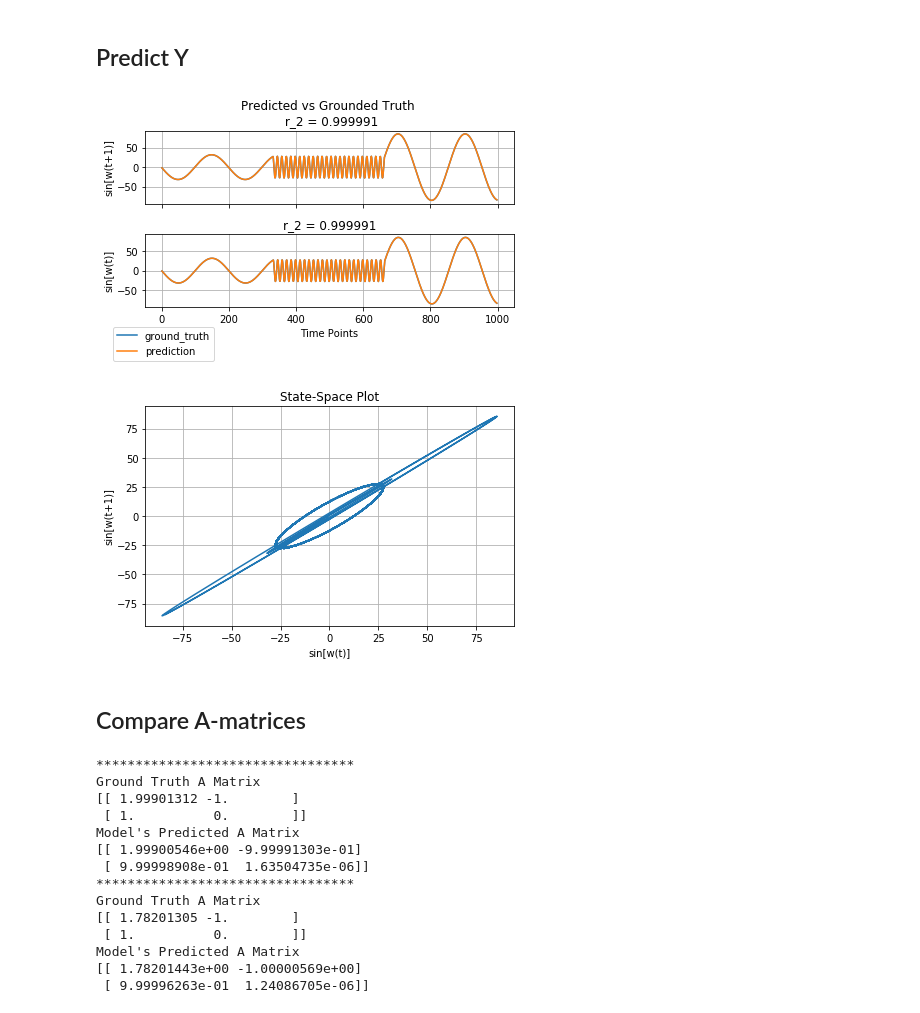
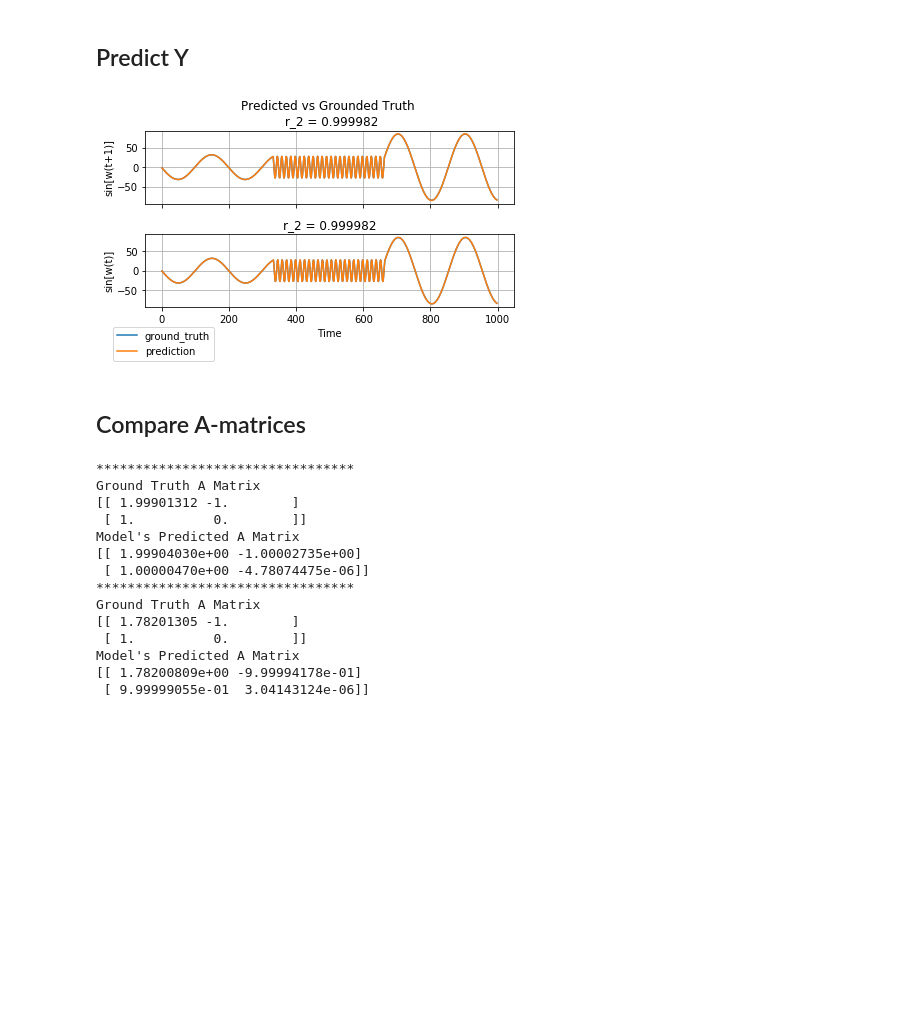
Before and after one commit to benja263/sticky_hdp_hmm_var, a Jupyter notebook: sine_wave.ipynb, the cells around one changed output. Cells and saved outputs as stored; diff of their text form; code cells hidden in the pictures; blank space fills up the shorter version.

```diff
--- a/sine_wave.ipynb
+++ b/sine_wave.ipynb
@@ -85,7 +85,7 @@ L = 6
 order = 1
 D = sin_data['Y'].shape[0]
 
-tr = asdict(TrainingParams(iterations=2500, sample_every=10, burn_in=50, print_every=500))
+tr = asdict(TrainingParams(iterations=500, sample_every=10, burn_in=50, print_every=100))
 s_params = asdict(SamplingParams(S_0=0.000001*np.eye(D),K=np.linalg.inv(np.diag(10000.0 * np.ones(D * order)))))
 # %% [markdown]
 ## Generate Data Structure
@@ -94,7 +94,7 @@ train_data = generate_data_structure(sin_data['Y'], order)
 # %% [markdown]
 ## Training Model
 # %%
-model = HDPVar(D, L, order)
+model = sticky_hdp_hmm_var(D, L, order)
 model.set_training_parameters(tr)
 model.set_sampling_parameters(s_params)
 model.train(train_data)
@@ -113,5 +112,0 @@ Training has stopped at iteration: 2500
-# %%
-model = HDPVar(D, L, order)
-model.set_training_parameters(tr)
-model.set_sampling_parameters(s_params)
-model.train(train_data)
@@ -136,33 +119,23 @@ state_sequence = model.predict_state_sequence(train_data)
 # %%
 pred_Y = model.predict_observations(X_0=train_data['X'], reset_every=None)
 r = r_2(pred_Y, train_data['Y'])
 x = np.arange(train_data['Y'].shape[1])
 fig, (ax1, ax2) = plt.subplots(nrows=2, ncols=1, sharex=True)
 ax1.set_title(f'Predicted vs Grounded Truth \n r_2 = {r[0]:.6f}')
 ax1.plot(x, train_data['Y'][0], label='ground_truth')
 ax1.plot(x, pred_Y[0], label='prediction')
 ax1.grid()
 ax1.set_ylabel('sin[w(t+1)]')
 ax2.plot(x, train_data['Y'][1], label='ground_truth')
 ax2.plot(x, pred_Y[1], label='prediction')
 ax2.set_title(f'r_2 = {r[1]:.6f}')
-plt.xlabel('Time Points')
+plt.xlabel('Time')
 ax2.grid()
 ax2.set_ylabel('sin[w(t)]')
 plt.legend(bbox_to_anchor=(0.2, -0.2))
 plt.tight_layout()
-# state space plot
-fig, ax = plt.subplots()
-plt.plot(train_data['Y'][1], train_data['Y'][0])
-ax.set_title(f'State-Space Plot')
-plt.xlabel('Time Points')
-ax.grid()
-ax.set_ylabel('sin[w(t+1)]')
-ax.set_xlabel('sin[w(t)]')
-plt.tight_layout()
 # %% [output]
-[figure, old version]
+[figure, new version]
-[figure, removed]
 # %% [markdown]
 ## Compare A-matrices
 # %%
@@ -179,12 +152,12 @@ Ground Truth A Matrix
 [[ 1.99901312 -1.        ]
  [ 1.          0.        ]]
 Model's Predicted A Matrix
-[[ 1.99900546e+00 -9.99991303e-01]
- [ 9.99998908e-01  1.63504735e-06]]
+[[ 1.99904030e+00 -1.00002735e+00]
+ [ 1.00000470e+00 -4.78074475e-06]]
 *********************************
 Ground Truth A Matrix
 [[ 1.78201305 -1.        ]
  [ 1.          0.        ]]
 Model's Predicted A Matrix
-[[ 1.78201443e+00 -1.00000569e+00]
- [ 9.99996263e-01  1.24086705e-06]]
+[[ 1.78200809e+00 -9.99994178e-01]
+ [ 9.99999055e-01  3.04143124e-06]]
```
Also changed, not shown: parts of 3 cells of this notebook, 2 other files.
